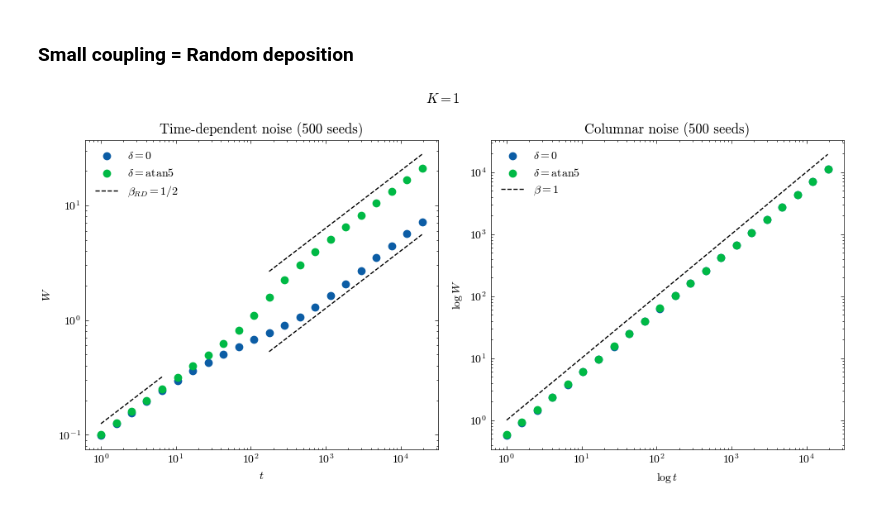
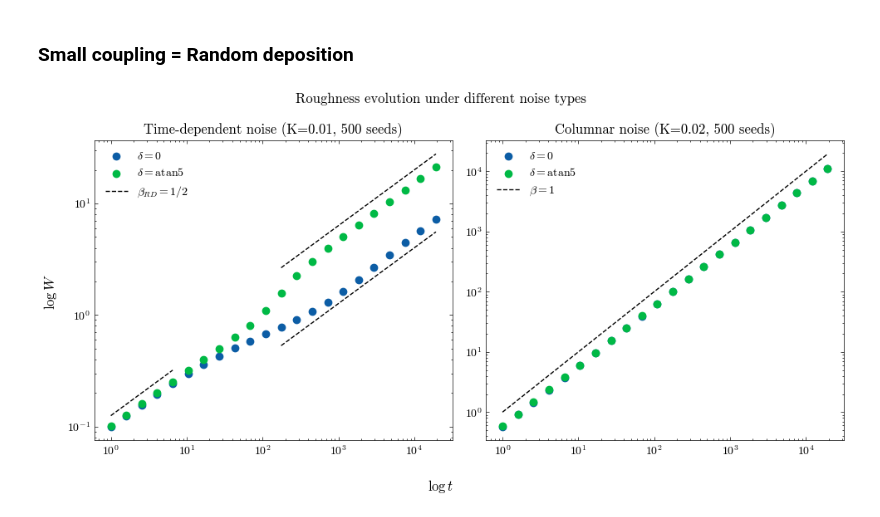
Before and after one commit to goznalo-git/RoughKuramoto, a Jupyter notebook: 2-Roughness.ipynb, the cells around one changed output. Cells and saved outputs as stored; diff of their text form; code cells hidden in the pictures.

```diff
--- a/2-Roughness.ipynb
+++ b/2-Roughness.ipynb
@@ -140,16 +146,16 @@ plt.style.use(["science","no-latex"])
 # %%
 avg_df_path = "AverageSims.pkl"
 avg_df = pd.read_pickle(avg_df_path)
+# %%
+markerdict = {500: "o", 250: "x", 1000: "^"}
 # %% [markdown]
 ### Large coupling = KPZ, EW
 # %%
 fig, ax = plt.subplots(1, 2, figsize=(10,5))
-fig.suptitle("$K=1$")
+fig.suptitle("Roughness evolution under different noise types")
 
-ax[0].set_xlabel("$t$")
-ax[0].set_ylabel("$W$")
-ax[1].set_xlabel(r"$\log t$")
-ax[1].set_ylabel(r"$\log W$")
+fig.supxlabel(r"$\log t$")
+fig.supylabel(r"$\log W$")
 
 for i, (typenoise, typelabel) in enumerate(zip(["TimeDep", "Columnar"], ["Time-dependent noise", "Columnar noise"])
 ):
@@ -160,7 +166,7 @@ for i, (typenoise, typelabel) in enumerate(zip(["TimeDep", "Columnar"], ["Time-d
         mask = mask = (
             (avg_df["typenoise"] == typenoise)
             & (avg_df["deltaname"] == deltaname)
-            & ((avg_df["K"] == 1) | (avg_df["K"] == 2))
+            & ((avg_df["K"] == 1) | (avg_df["K"] == 5))
         )
         sub = avg_df[mask]
 
@@ -168,9 +174,12 @@ for i, (typenoise, typelabel) in enumerate(zip(["TimeDep", "Columnar"], ["Time-d
         for _, row in sub.iterrows():
             t = row["t"]
             mean_roughness = row["mean_roughness"]
+            L = row["L"]
+            K = row["K"]
+            M = row["M"]
 
-            ax[i].scatter(t, mean_roughness, label=r"$\delta=$" + deltaname)
-            ax[i].set_title(typelabel+ f" ({M} seeds)")
+            ax[i].scatter(t, mean_roughness, label=r"$\delta=$" + deltaname, marker=markerdict[L])
+            ax[i].set_title(typelabel+ f" (K={K}, {M} seeds)")
 
 ax[0].set_yscale('log')
 ax[0].set_xscale('log')
@@ -180,8 +189,8 @@ ax[1].set_xscale('log')
 ax[0].loglog(t[1::], t[1::]**(1/4) /15, label=r"$\beta_{EW}=1/4$", linestyle="--")
 ax[0].loglog(t[1::], t[1::]**(1/3) /10, label=r"$\beta_{KPZ}=1/3$", linestyle="--")
 
-ax[1].loglog(t[1::], t[1::]**(3/4) /5, label=r"$\beta=3/4$ ??", linestyle="--", color="r")
-ax[1].loglog(t[1::], t[1::]**(1) , label=r"$\beta=1$ ??", linestyle="--", color="k")
+ax[1].loglog(t[1::], t[1::]**(3/4) , label=r"$\beta=3/4$", linestyle="--", color="k")
+# ax[1].loglog(t[1::], t[1::]**(1) , label=r"$\beta=1$ ??", linestyle="--", color="k")
 
 ax[0].legend()
 ax[1].legend()
@@ -199,12 +208,10 @@ plt.show()
 ### Small coupling = Random deposition
 # %%
 fig, ax = plt.subplots(1, 2, figsize=(10,5))
-fig.suptitle("$K=1$")
+fig.suptitle("Roughness evolution under different noise types")
 
-ax[0].set_xlabel("$t$")
-ax[0].set_ylabel("$W$")
-ax[1].set_xlabel(r"$\log t$")
-ax[1].set_ylabel(r"$\log W$")
+fig.supxlabel(r"$\log t$")
+fig.supylabel(r"$\log W$")
 
 for i, (typenoise, typelabel) in enumerate(zip(["TimeDep", "Columnar"], ["Time-dependent noise", "Columnar noise"])
 ):
@@ -215,33 +222,36 @@ for i, (typenoise, typelabel) in enumerate(zip(["TimeDep", "Columnar"], ["Time-d
         mask = mask = (
             (avg_df["typenoise"] == typenoise)
             & (avg_df["deltaname"] == deltaname)
             & ((avg_df["K"] == 0.01) | (avg_df["K"] == 0.02))
         )
         sub = avg_df[mask]
 
         # in case there are multiple (K, L) combos, plot them all
         for _, row in sub.iterrows():
             t = row["t"]
             mean_roughness = row["mean_roughness"]
+            L = row["L"]
+            K = row["K"]
+            M = row["M"]
 
-            ax[i].scatter(t, mean_roughness, label=r"$\delta=$" + deltaname)
-            ax[i].set_title(typelabel+ f" ({M} seeds)")
+            ax[i].scatter(t, mean_roughness, label=r"$\delta=$" + deltaname, marker=markerdict[L])
+            ax[i].set_title(typelabel+ f" (K={K}, {M} seeds)")
 
 ax[0].set_yscale('log')
 ax[0].set_xscale('log')
 ax[1].set_yscale('log')
 ax[1].set_xscale('log')
 
 ax[0].loglog(t[12::], t[12::]**(1/2) /5, label=r"$\beta_{RD}=1/2$", linestyle="--", color="k")
 ax[0].loglog(t[12::], t[12::]**(1/2) /25, linestyle="--", color="k")
 ax[0].loglog(t[1:6:], t[1:6:]**(1/2) /8, linestyle="--", color="k")
 
 ax[1].loglog(t[1::], t[1::]**(1), label=r"$\beta=1$", linestyle="--", color="k")
 
 ax[0].legend()
 ax[1].legend()
 
 plt.tight_layout()
 plt.show()
 # %% [output]
-[figure, old version]
+[figure, new version]
```
Also changed, not shown: parts of 3 cells of this notebook, 4 other files.
